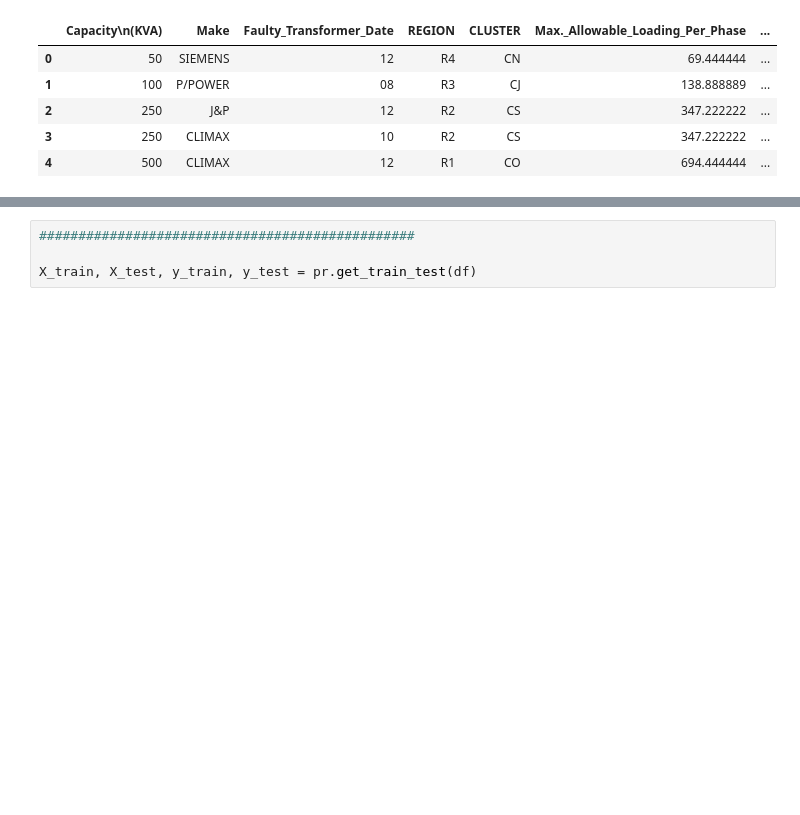
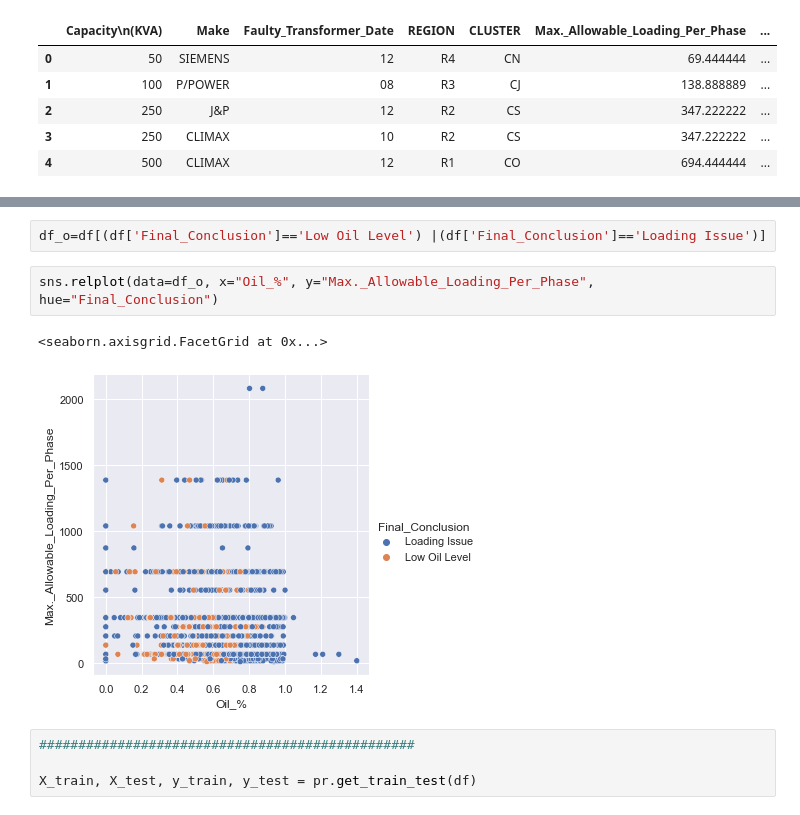
Before and after one commit to TasneemYou/lhl-capstone, a Jupyter notebook: Main.ipynb, the cells around one changed output, grey strips where cells are left out. Drawn from its saved outputs; the diff is of its cells as text; blank space fills up the shorter version.

```diff
--- a/Main.ipynb
+++ b/Main.ipynb
@@ -80,3 +121,10 @@ df.head()
+# %%
+df_o=df[(df['Final_Conclusion']=='Low Oil Level') |(df['Final_Conclusion']=='Loading Issue')]
+# %%
+sns.relplot(data=df_o, x="Oil_%", y="Max._Allowable_Loading_Per_Phase", hue="Final_Conclusion")
+# %% [output]
+<seaborn.axisgrid.FacetGrid at 0x...>
+[figure, added]
 # %%
 ################################################
 
```
Also changed, not shown: parts of 61 cells of this notebook.
